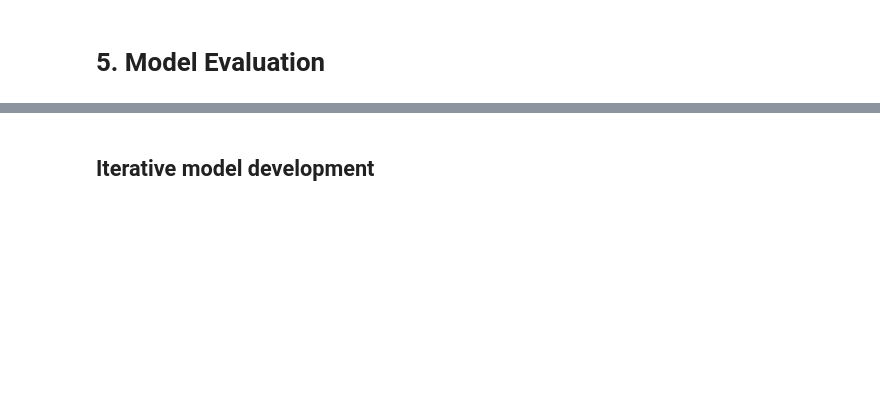
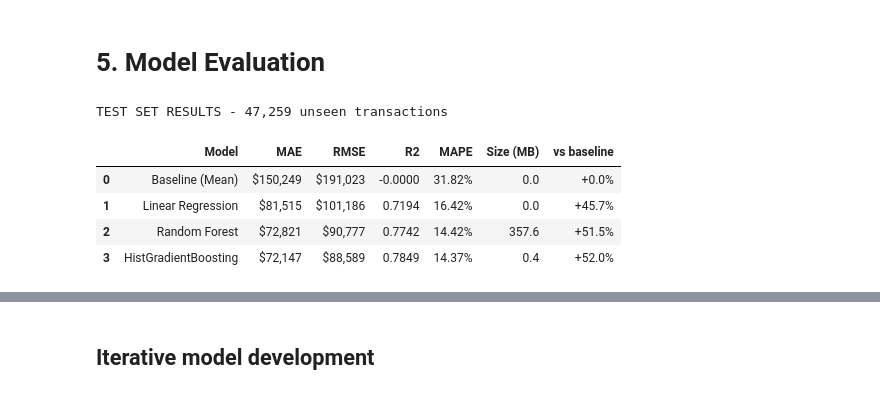
Before and after one commit to Timyi06/TimyiMLDPProject, a Jupyter notebook: MLDP Program Codes Submission Template.ipynb, the cells around one changed output, grey strips where cells are left out. Saved outputs shown, nothing was run; the diff lists cells and outputs as text; code cells hidden in the pictures; blank space fills up the shorter version.

```diff
--- a/MLDP Program Codes Submission Template.ipynb
+++ b/MLDP Program Codes Submission Template.ipynb
@@ -413,3 +454,45 @@ i did a train-test split because evaluating a model on the same data it trained
 # 5. Model Evaluation
 # %%
 ## Evaluate model
+
+
+results = []
+predictions = {}
+
+for name, model in fitted_models.items():
+    preds = model.predict(X_test)
+    predictions[name] = preds
+
+    results.append({
+        "Model":     name,
+        "MAE":       mean_absolute_error(y_test, preds),
+        "RMSE":      mean_squared_error(y_test, preds) ** 0.5,
+        "R2":        r2_score(y_test, preds),
+        "MAPE":      np.mean(np.abs((y_test - preds) / y_test)) * 100,
+        "Size (MB)": len(pickle.dumps(model)) / 1e6,
+    })
+
+results_df = pd.DataFrame(results)
+
+## Quantify every model against the baseline. Without this we could only say a model is
+## "good"; with it we can say exactly how much value it adds over guessing the average.
+baseline_mae = results_df.loc[results_df["Model"] == "Baseline (Mean)", "MAE"].iloc[0]
+results_df["vs baseline"] = (1 - results_df["MAE"] / baseline_mae) * 100
+
+print(f"TEST SET RESULTS - {len(y_test):,} unseen transactions\n")
+
+display_df = results_df.copy()
+display_df["MAE"]         = display_df["MAE"].map("${:,.0f}".format)
+display_df["RMSE"]        = display_df["RMSE"].map("${:,.0f}".format)
+display_df["R2"]          = display_df["R2"].map("{:.4f}".format)
+display_df["MAPE"]        = display_df["MAPE"].map("{:.2f}%".format)
+display_df["Size (MB)"]   = display_df["Size (MB)"].map("{:,.1f}".format)
+display_df["vs baseline"] = display_df["vs baseline"].map("{:+.1f}%".format)
+display(display_df)
+# %% [output]
+TEST SET RESULTS - 47,259 unseen transactions
+|  | Model | MAE | RMSE | R2 | MAPE | Size (MB) | vs baseline |
+| 0 | Baseline (Mean) | $150,249 | $191,023 | -0.0000 | 31.82% | 0.0 | +0.0% |
+| 1 | Linear Regression | $81,515 | $101,186 | 0.7194 | 16.42% | 0.0 | +45.7% |
+| 2 | Random Forest | $72,821 | $90,777 | 0.7742 | 14.42% | 357.6 | +51.5% |
+| 3 | HistGradientBoosting | $72,147 | $88,589 | 0.7849 | 14.37% | 0.4 | +52.0% |
```
Also changed, not shown: parts of 6 cells of this notebook.
